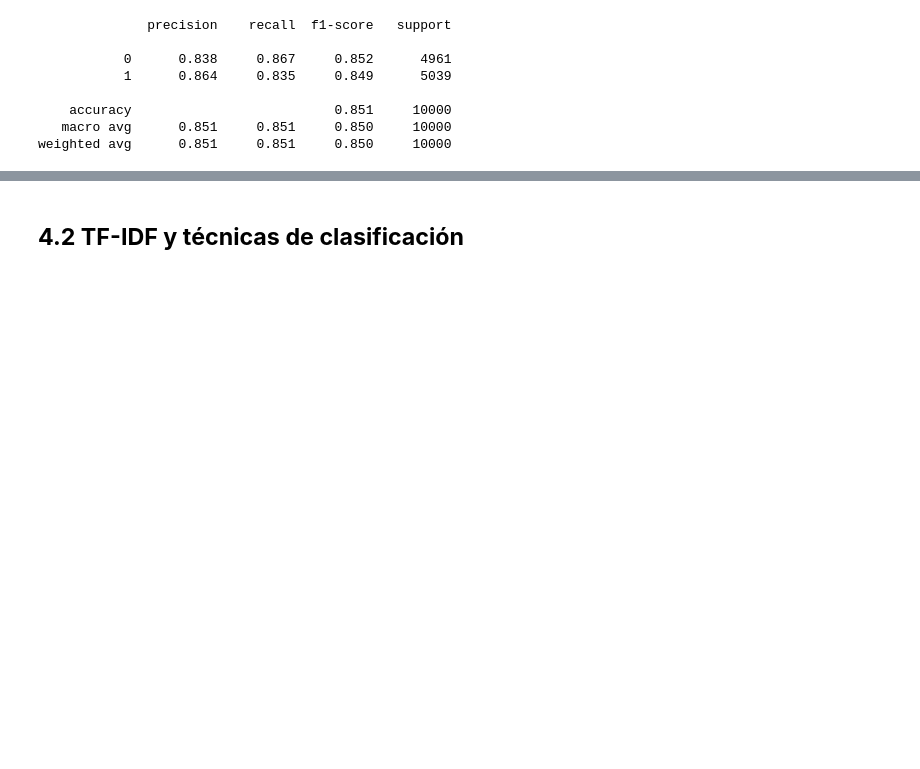
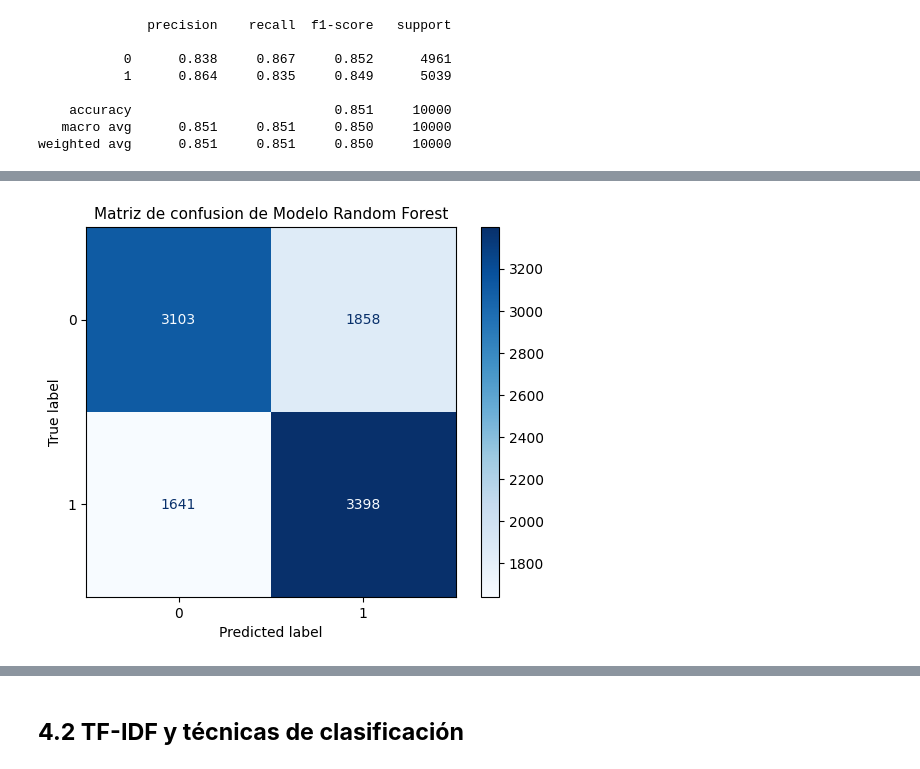
Before and after one commit to LailaBulh/Procesamiento_Lenguaje_Natural, a Jupyter notebook: Clasificacion_texto_263166.ipynb, the cells around one changed output, grey strips where cells are left out. Saved outputs shown, nothing was run; the diff lists cells and outputs as text; code cells hidden in the pictures; blank space fills up the shorter version.

```diff
--- a/Clasificacion_texto_263166.ipynb
+++ b/Clasificacion_texto_263166.ipynb
@@ -360,0 +363,18 @@ weighted avg      0.851     0.851     0.850     10000
+# %%
+knn = KNeighborsClassifier( n_neighbors=5
+                           ,weights = 'distance'
+                           ,n_jobs = -1
+                          )
+
+knn.fit(X_train, y_train)
+y_pred_knn = knn.predict(X_test)
+# %%
+### Matriz de confusion de Modelo KNN
+
+knn_SVM = confusion_matrix(y_test, y_pred_knn)
+disp = ConfusionMatrixDisplay(confusion_matrix = knn_SVM, display_labels = naive_bayes.classes_)
+disp.plot(cmap = plt.cm.Blues)
+plt.title('Matriz de confusion de Modelo Random Forest', fontsize = 11)
+plt.show()
+# %% [output]
+[figure, added]
```
Also changed, not shown: parts of 9 cells of this notebook.
